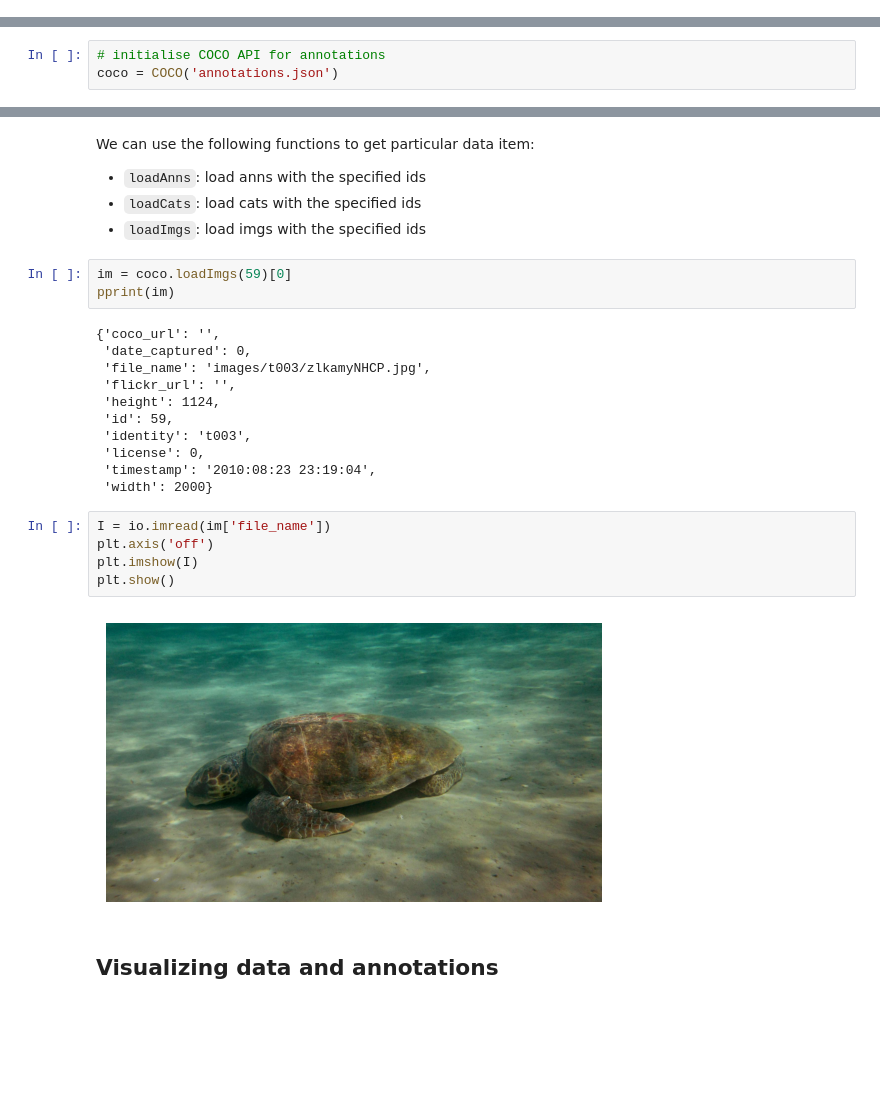
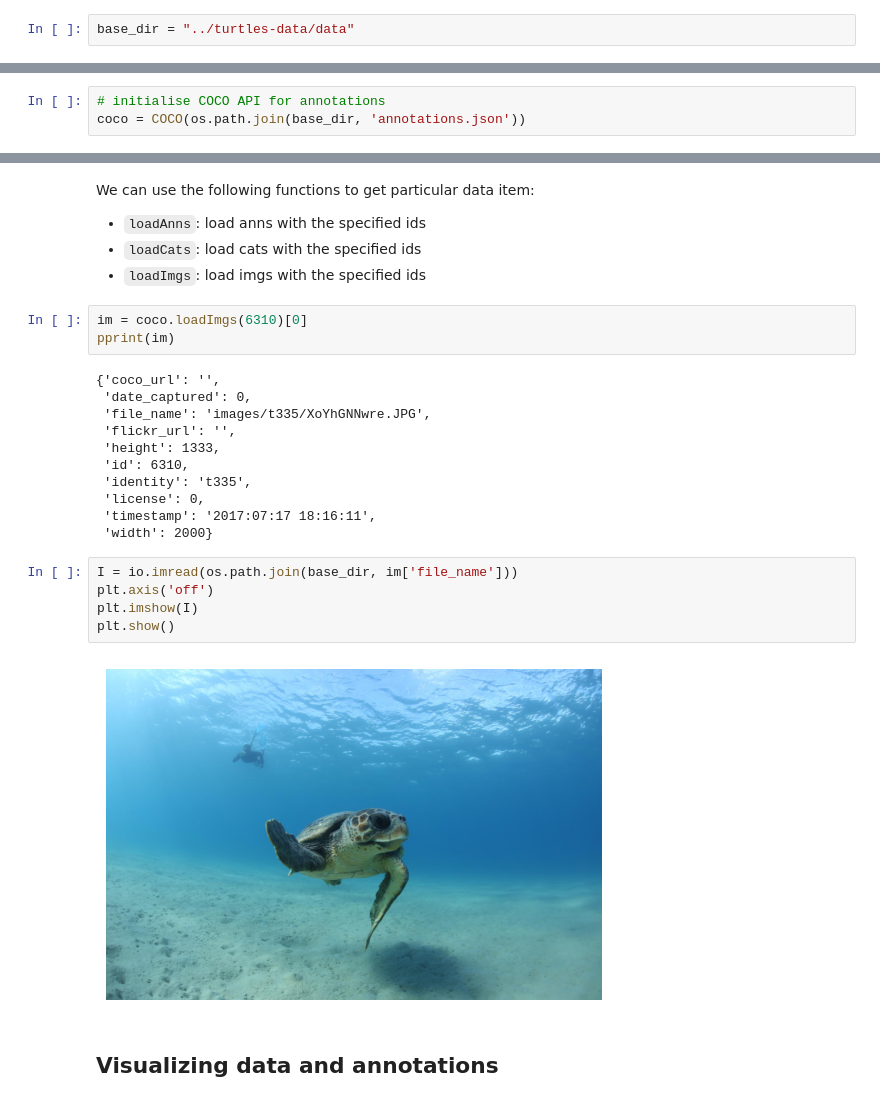
Before and after one commit to JoeZhao527/Segment-Turtle, a Jupyter notebook: COMP9517_24T3_Group_Project_Dataset_Exploration/Dataset Exploration and Masks Visualisation.ipynb, the cells around one changed output, grey strips where cells are left out. Drawn from its saved outputs; the diff is of its cells as text; blank space fills up the shorter version.

```diff
--- a/COMP9517_24T3_Group_Project_Dataset_Exploration/Dataset Exploration and Masks Visualisation.ipynb
+++ b/COMP9517_24T3_Group_Project_Dataset_Exploration/Dataset Exploration and Masks Visualisation.ipynb
@@ -31,6 +31,8 @@ import skimage.io as io
 from matplotlib import pyplot as plt
 from pprint import pprint
 %matplotlib inline
+# %%
+base_dir = "../turtles-data/data"
 # %% [markdown]
 ## Loading and exploring data
 # %%
@@ -85,6 +87,6 @@ attributes
 ##  Using COCO API (Recommended)
 # %%
 # initialise COCO API for annotations
-coco = COCO('annotations.json')
+coco = COCO(os.path.join(base_dir, 'annotations.json'))
 # %% [output]
 loading annotations into memory...
@@ -189,26 +191,26 @@ We can use the following functions to get particular data item:
 - ``loadCats``: load cats with the specified ids
 - ``loadImgs``: load imgs with the specified ids
 # %%
-im = coco.loadImgs(59)[0]
+im = coco.loadImgs(6310)[0]
 pprint(im)
 # %% [output]
 {'coco_url': '',
  'date_captured': 0,
- 'file_name': 'images/t003/zlkamyNHCP.jpg',
+ 'file_name': 'images/t335/XoYhGNNwre.JPG',
  'flickr_url': '',
- 'height': 1124,
- 'id': 59,
- 'identity': 't003',
+ 'height': 1333,
+ 'id': 6310,
+ 'identity': 't335',
  'license': 0,
- 'timestamp': '2010:08:23 23:19:04',
+ 'timestamp': '2017:07:17 18:16:11',
  'width': 2000}
 # %%
-I = io.imread(im['file_name'])
+I = io.imread(os.path.join(base_dir, im['file_name']))
 plt.axis('off')
 plt.imshow(I)
 plt.show()
 # %% [output]
-[figure, old version]
+[figure, new version]
 # %% [markdown]
 ## Visualizing data and annotations
 # %%
```
Also changed, not shown: parts of 6 cells of this notebook, 1 other file.
